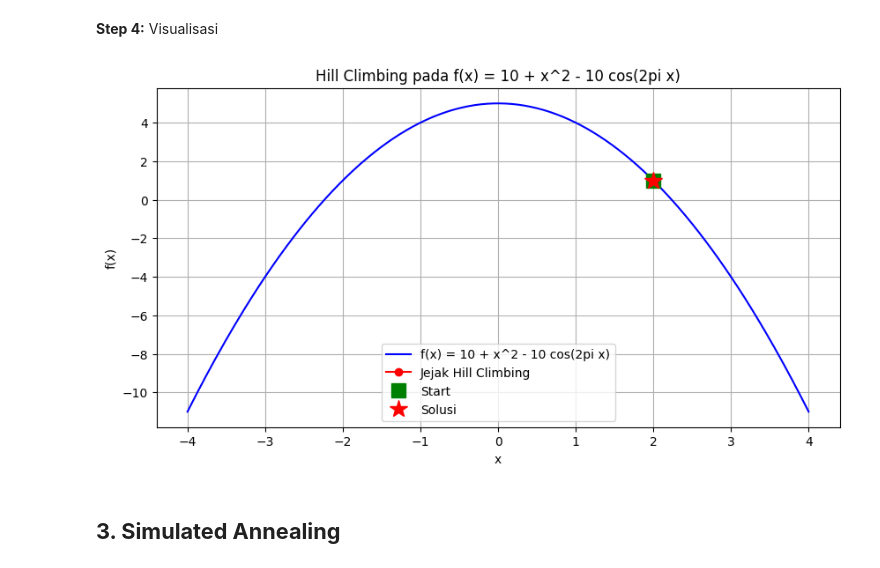
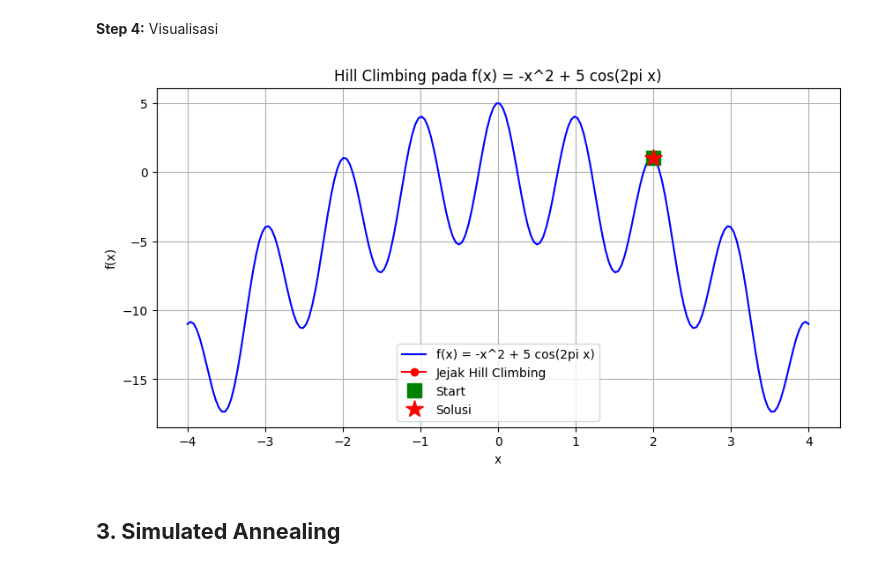
Before and after one commit to cthleen/modul-local-adversarial-csp, a Jupyter notebook: Modul_Local_Search.ipynb, the cells around one changed output. Cells and saved outputs as stored; diff of their text form; code cells hidden in the pictures.

```diff
--- a/Modul_Local_Search.ipynb
+++ b/Modul_Local_Search.ipynb
@@ -138,24 +138,27 @@ Solusi terbaik: x = 2.0000, f(x) = 1.0000
 **Step 4:** Visualisasi
 # %%
 x_range = np.linspace(-4, 4, 200)
-y_range = [-x**2 + 5 for x in x_range]
+# Mengganti rumus y_range agar persis dengan objective(x)
+y_range = [-(x**2) + 5 * np.cos(2 * np.pi * x) for x in x_range]
 
 hx = [h[0] for h in history]
 hy = [h[1] for h in history]
 
 plt.figure(figsize=(10, 5))
-plt.plot(x_range, y_range, 'b-', label='f(x) = 10 + x^2 - 10 cos(2pi x)')
+# Mengganti label agar sesuai dengan fungsi yang baru
+plt.plot(x_range, y_range, 'b-', label='f(x) = -x^2 + 5 cos(2pi x)')
 plt.plot(hx, hy, 'ro-', label='Jejak Hill Climbing', markersize=6)
 plt.plot(hx[0], hy[0], 'gs', markersize=12, label='Start')
 plt.plot(hx[-1], hy[-1], 'r*', markersize=15, label='Solusi')
 plt.xlabel('x')
 plt.ylabel('f(x)')
-plt.title('Hill Climbing pada f(x) = 10 + x^2 - 10 cos(2pi x)')
+# Mengganti judul grafik
+plt.title('Hill Climbing pada f(x) = -x^2 + 5 cos(2pi x)')
 plt.legend()
 plt.grid(True)
 plt.show()
 # %% [output]
-[figure, old version]
+[figure, new version]
 # %% [markdown]
 <h2><b>3. Simulated Annealing</b></h2>
 # %% [markdown]
```
Also changed, not shown: parts of 1 cell of this notebook.
